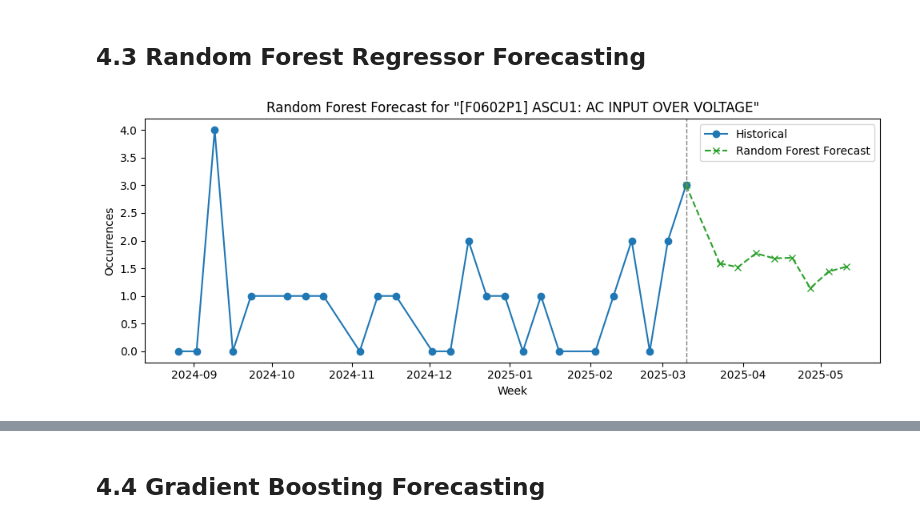
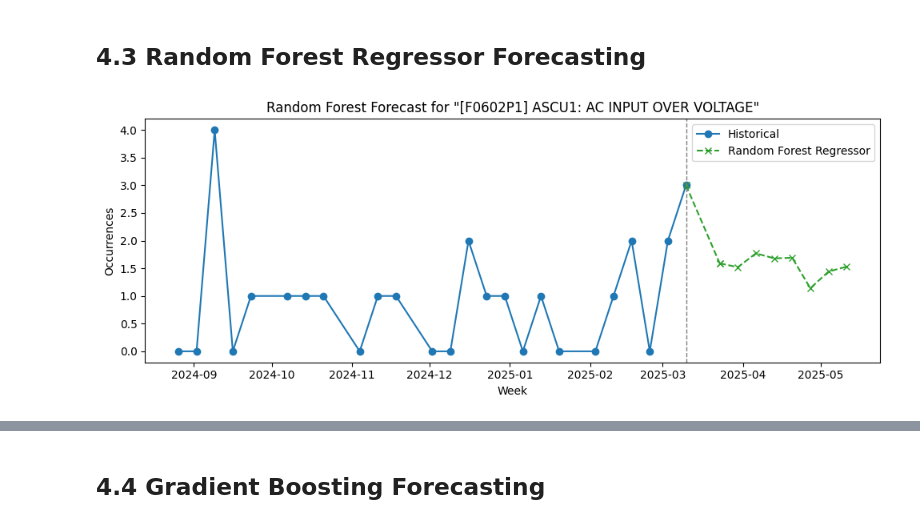
Before and after one commit to jasurlive/THESIS_WSU, a Jupyter notebook: forecast_analysis.ipynb, the cells around one changed output, grey strips where cells are left out. Drawn from its saved outputs; the diff is of its cells as text; code cells hidden in the pictures.

```diff
--- a/forecast_analysis.ipynb
+++ b/forecast_analysis.ipynb
@@ -237,7 +195,7 @@ for fault in top10.columns:
         plt.plot(index, y, marker="o", label="Historical", color="tab:blue")
         # Connect last historical point to first forecast point
         plt.plot([index[-1], forecast_index[0]], [y[-1], pred_mean[0]], color="tab:purple", linestyle="--", marker="x")
-        plt.plot(forecast_index, pred_mean, marker="x", linestyle="--", color="tab:purple", label="Forecast")
+        plt.plot(forecast_index, pred_mean, marker="x", linestyle="--", color="tab:purple", label="ARIMA Forecast")
         plt.fill_between(forecast_index, pred_ci[:, 0], pred_ci[:, 1], color="gray", alpha=0.2)
         plt.axvline(x=index[-1], color="gray", linestyle="dashed", linewidth=1)
         plt.title(f'ARIMA Forecast for "{fault}"')
@@ -472,32 +430,32 @@ for fault in top10.columns:
             index[-1], periods=forecast_horizon + 1, freq="W"
         )[1:]
 
         plt.figure(figsize=(10, 4))
         plt.plot(index, y, marker="o", label="Historical", color="tab:blue")
         plt.plot(
             [index[-1], forecast_index[0]],
             [y[-1], forecast[0]],
             color="tab:green",
             linestyle="--",
             marker="x",
         )
         plt.plot(
             forecast_index,
             forecast,
             marker="x",
             linestyle="--",
             color="tab:green",
-            label="Random Forest Forecast",
+            label="Random Forest Regressor",
         )
         plt.axvline(x=index[-1], color="gray", linestyle="dashed", linewidth=1)
         plt.title(f'Random Forest Forecast for "{fault}"')
         plt.xlabel("Week")
         plt.ylabel("Occurrences")
         plt.legend()
         plt.tight_layout()
         plt.show()
 
     except Exception as e:
         print(f"Random Forest failed for '{fault}': {e}")
 # %% [output]
-[figure, old version]
+[figure, new version]
```
Also changed, not shown: parts of 4 cells of this notebook.
